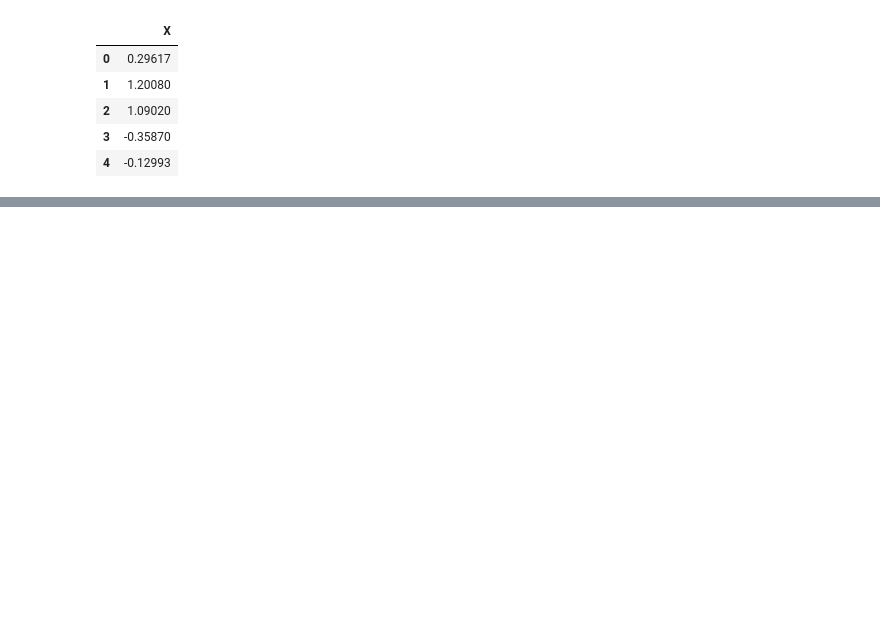
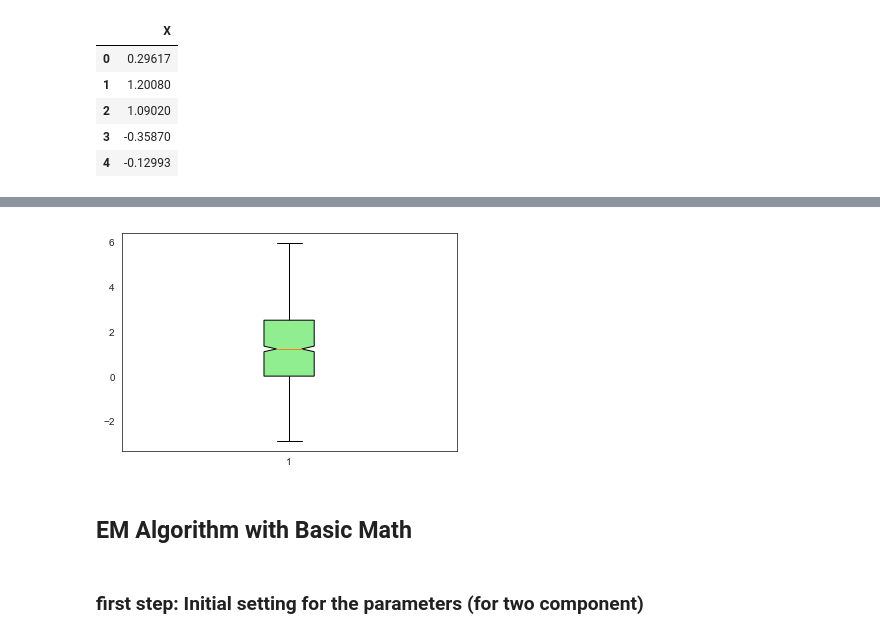
Before and after one commit to mohamad72/EM-Algorithm-with-python-jupyter-without-sklearn-and-with-sklearn-, a Jupyter notebook: EM Algorithm 1d.ipynb, the cells around one changed output, grey strips where cells are left out. Drawn from its saved outputs; the diff is of its cells as text; code cells hidden in the pictures; blank space fills up the shorter version.

```diff
--- a/EM Algorithm 1d.ipynb
+++ b/EM Algorithm 1d.ipynb
@@ -66,0 +48,15 @@ data=df.X
+# %%
+# ploting box chart of our data
+bplot2 = plt.boxplot(data,
+                         notch=True,  # notch shape
+                         vert=True,   # vertical box aligmnent
+                         patch_artist=True)   # fill with color
+bplot2['boxes'][0].set_facecolor('lightgreen')
+plt.show()
+print()
+# %% [output]
+[figure, added]
+# %% [markdown]
+## EM Algorithm with Basic Math
+# %% [markdown]
+### first step: Initial setting for the parameters (for two component)
```
Also changed, not shown: parts of 29 cells of this notebook.
